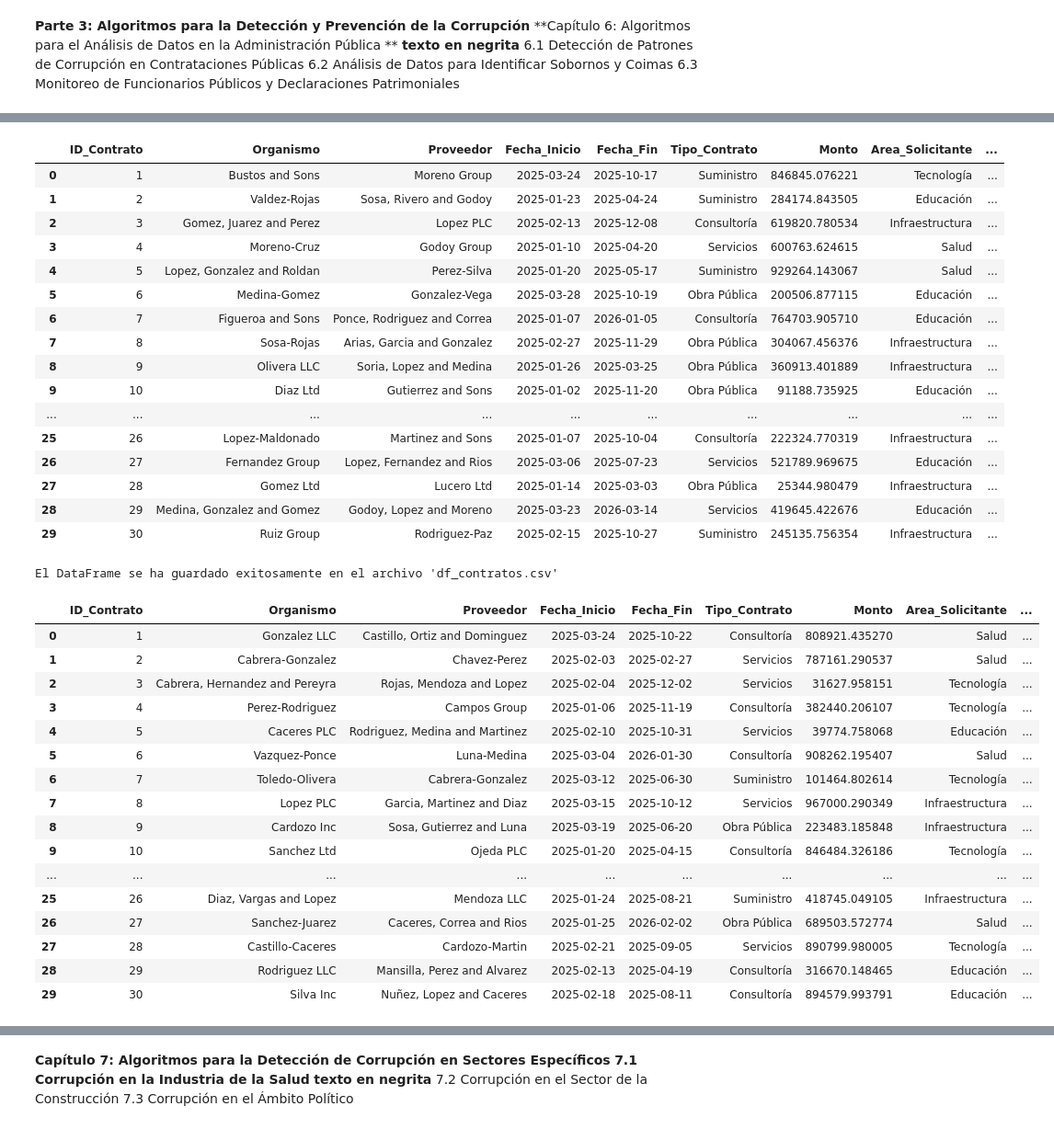
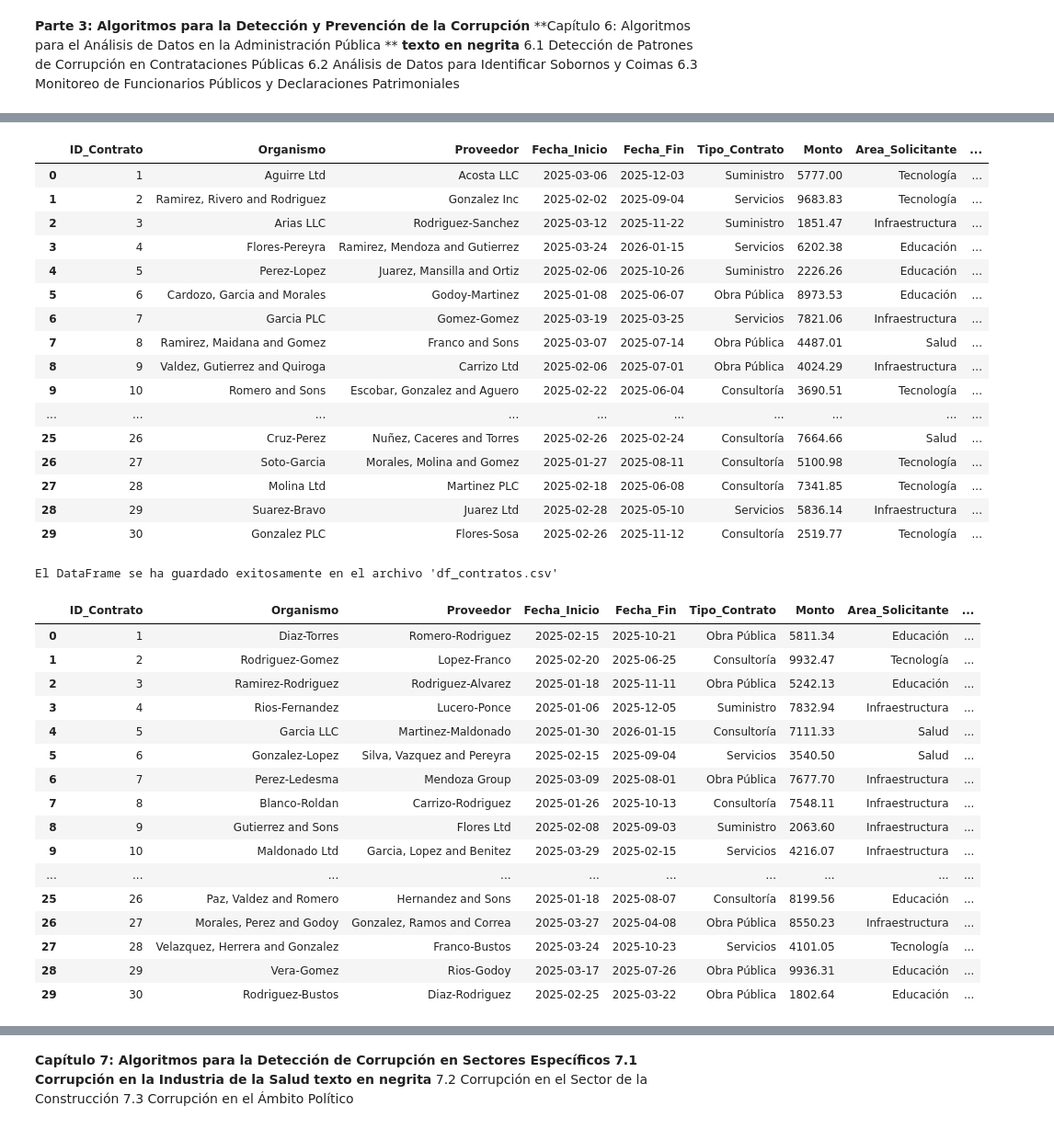
Before and after one commit to Viny2030/Libro_Algoritmos_contra_fraude_corrupcion, a Jupyter notebook: datasetlibro.ipynb, the cells around one changed output, grey strips where cells are left out. Shown at 92% size. Drawn from its saved outputs; the diff is of its cells as text; code cells hidden in the pictures.

```diff
--- a/datasetlibro.ipynb
+++ b/datasetlibro.ipynb
@@ -829,10 +838,18 @@ El DataFrame se ha guardado exitosamente en el archivo 'df_caja.csv'
 # %%
 import random
+import numpy as np
+import pandas as pd
+from  faker import Faker
 
 # 1. Generación de un dataset simulado para contrataciones públicas
 fake = Faker('es_AR')
 
 num_contratos = 30
+# Genera montos aleatorios con dos decimales y en el rango especificado
+montos = np.random.uniform(1000, 10000, num_contratos)  # Rangos ajustados
+
+# Formatea los montos a dos decimales
+montos_formateados = ["{:.2f}".format(monto) for monto in montos]
 data_contratos = {
     'ID_Contrato': range(1, num_contratos + 1),
     'Organismo': [fake.company() for _ in range(num_contratos)],
@@ -840,7 +857,7 @@ data_contratos = {
     'Fecha_Inicio': pd.to_datetime([fake.date_this_year() for _ in range(num_contratos)]),
     'Fecha_Fin': pd.to_datetime([fake.date_this_year() + pd.Timedelta(days=random.randint(30, 365)) for _ in range(num_contratos)]),
     'Tipo_Contrato': [random.choice(['Obra Pública', 'Suministro', 'Servicios', 'Consultoría']) for _ in range(num_contratos)],
-    'Monto': np.random.uniform(10000, 1000000, num_contratos),
+    'Monto': montos_formateados,
     'Area_Solicitante': [random.choice(['Infraestructura', 'Salud', 'Educación', 'Tecnología']) for _ in range(num_contratos)],
     'Proceso_Licitacion': [random.choice(['Pública', 'Privada', 'Directa']) for _ in range(num_contratos)],
     'Es_Sospechoso': np.zeros(num_contratos, dtype=int) # Inicialmente no sospechoso
@@ -849,64 +866,69 @@ df_contratos = pd.DataFrame(data_contratos)
 df_contratos
 # %% [output]
 |  | ID_Contrato | Organismo | Proveedor | Fecha_Inicio | Fecha_Fin | Tipo_Contrato | Monto | Area_Solicitante | ... |
-| 0 | 1 | Bustos and Sons | Moreno Group | 2025-03-24 | 2025-10-17 | Suministro | 846845.076221 | Tecnología | ... |
-| 1 | 2 | Valdez-Rojas | Sosa, Rivero and Godoy | 2025-01-23 | 2025-04-24 | Suministro | 284174.843505 | Educación | ... |
-| 2 | 3 | Gomez, Juarez and Perez | Lopez PLC | 2025-02-13 | 2025-12-08 | Consultoría | 619820.780534 | Infraestructura | ... |
-| 3 | 4 | Moreno-Cruz | Godoy Group | 2025-01-10 | 2025-04-20 | Servicios | 600763.624615 | Salud | ... |
-| 4 | 5 | Lopez, Gonzalez and Roldan | Perez-Silva | 2025-01-20 | 2025-05-17 | Suministro | 929264.143067 | Salud | ... |
-| 5 | 6 | Medina-Gomez | Gonzalez-Vega | 2025-03-28 | 2025-10-19 | Obra Pública | 200506.877115 | Educación | ... |
-| 6 | 7 | Figueroa and Sons | Ponce, Rodriguez and Correa | 2025-01-07 | 2026-01-05 | Consultoría | 764703.905710 | Educación | ... |
-| 7 | 8 | Sosa-Rojas | Arias, Garcia and Gonzalez | 2025-02-27 | 2025-11-29 | Obra Pública | 304067.456376 | Infraestructura | ... |
-| 8 | 9 | Olivera LLC | Soria, Lopez and Medina | 2025-01-26 | 2025-03-25 | Obra Pública | 360913.401889 | Infraestructura | ... |
-| 9 | 10 | Diaz Ltd | Gutierrez and Sons | 2025-01-02 | 2025-11-20 | Obra Pública | 91188.735925 | Educación | ... |
+| 0 | 1 | Aguirre Ltd | Acosta LLC | 2025-03-06 | 2025-12-03 | Suministro | 5777.00 | Tecnología | ... |
+| 1 | 2 | Ramirez, Rivero and Rodriguez | Gonzalez Inc | 2025-02-02 | 2025-09-04 | Servicios | 9683.83 | Tecnología | ... |
+| 2 | 3 | Arias LLC | Rodriguez-Sanchez | 2025-03-12 | 2025-11-22 | Suministro | 1851.47 | Infraestructura | ... |
+| 3 | 4 | Flores-Pereyra | Ramirez, Mendoza and Gutierrez | 2025-03-24 | 2026-01-15 | Servicios | 6202.38 | Educación | ... |
+| 4 | 5 | Perez-Lopez | Juarez, Mansilla and Ortiz | 2025-02-06 | 2025-10-26 | Suministro | 2226.26 | Educación | ... |
+| 5 | 6 | Cardozo, Garcia and Morales | Godoy-Martinez | 2025-01-08 | 2025-06-07 | Obra Pública | 8973.53 | Educación | ... |
+| 6 | 7 | Garcia PLC | Gomez-Gomez | 2025-03-19 | 2025-03-25 | Servicios | 7821.06 | Infraestructura | ... |
+| 7 | 8 | Ramirez, Maidana and Gomez | Franco and Sons | 2025-03-07 | 2025-07-14 | Obra Pública | 4487.01 | Salud | ... |
+| 8 | 9 | Valdez, Gutierrez and Quiroga | Carrizo Ltd | 2025-02-06 | 2025-07-01 | Obra Pública | 4024.29 | Infraestructura | ... |
+| 9 | 10 | Romero and Sons | Escobar, Gonzalez and Aguero | 2025-02-22 | 2025-06-04 | Consultoría | 3690.51 | Tecnología | ... |
 | ... | ... | ... | ... | ... | ... | ... | ... | ... | ... |
-| 25 | 26 | Lopez-Maldonado | Martinez and Sons | 2025-01-07 | 2025-10-04 | Consultoría | 222324.770319 | Infraestructura | ... |
-| 26 | 27 | Fernandez Group | Lopez, Fernandez and Rios | 2025-03-06 | 2025-07-23 | Servicios | 521789.969675 | Educación | ... |
-| 27 | 28 | Gomez Ltd | Lucero Ltd | 2025-01-14 | 2025-03-03 | Obra Pública | 25344.980479 | Infraestructura | ... |
-| 28 | 29 | Medina, Gonzalez and Gomez | Godoy, Lopez and Moreno | 2025-03-23 | 2026-03-14 | Servicios | 419645.422676 | Educación | ... |
-| 29 | 30 | Ruiz Group | Rodriguez-Paz | 2025-02-15 | 2025-10-27 | Suministro | 245135.756354 | Infraestructura | ... |
+| 25 | 26 | Cruz-Perez | Nuñez, Caceres and Torres | 2025-02-26 | 2025-02-24 | Consultoría | 7664.66 | Salud | ... |
+| 26 | 27 | Soto-Garcia | Morales, Molina and Gomez | 2025-01-27 | 2025-08-11 | Consultoría | 5100.98 | Tecnología | ... |
+| 27 | 28 | Molina Ltd | Martinez PLC | 2025-02-18 | 2025-06-08 | Consultoría | 7341.85 | Tecnología | ... |
+| 28 | 29 | Suarez-Bravo | Juarez Ltd | 2025-02-28 | 2025-05-10 | Servicios | 5836.14 | Infraestructura | ... |
+| 29 | 30 | Gonzalez PLC | Flores-Sosa | 2025-02-26 | 2025-11-12 | Consultoría | 2519.77 | Tecnología | ... |
 # %%
 import random
 
 # 1. Generación de un dataset simulado para contrataciones públicas
 fake = Faker('es_AR')
 
 num_contratos = 30
+# Genera montos aleatorios con dos decimales y en el rango especificado
+montos = np.random.uniform(1000, 10000, num_contratos)  # Rangos ajustados
+
+# Formatea los montos a dos decimales
+montos_formateados = ["{:.2f}".format(monto) for monto in montos]
 data_contratos = {
     'ID_Contrato': range(1, num_contratos + 1),
     'Organismo': [fake.company() for _ in range(num_contratos)],
     'Proveedor': [fake.company() for _ in range(num_contratos)],
     'Fecha_Inicio': pd.to_datetime([fake.date_this_year() for _ in range(num_contratos)]),
     'Fecha_Fin': pd.to_datetime([fake.date_this_year() + pd.Timedelta(days=random.randint(30, 365)) for _ in range(num_contratos)]),
     'Tipo_Contrato': [random.choice(['Obra Pública', 'Suministro', 'Servicios', 'Consultoría']) for _ in range(num_contratos)],
-    'Monto': np.random.uniform(10000, 1000000, num_contratos),
+    'Monto': montos_formateados,
     'Area_Solicitante': [random.choice(['Infraestructura', 'Salud', 'Educación', 'Tecnología']) for _ in range(num_contratos)],
     'Proceso_Licitacion': [random.choice(['Pública', 'Privada', 'Directa']) for _ in range(num_contratos)],
     'Es_Sospechoso': np.zeros(num_contratos, dtype=int) # Inicialmente no sospechoso
 }
 df_contratos = pd.DataFrame(data_contratos)
 df_contratos
 nombre_archivo_csv = 'df_contratos.csv'
 df_contratos.to_csv(nombre_archivo_csv, index=False)
 
 print(f"El DataFrame se ha guardado exitosamente en el archivo '{nombre_archivo_csv}'")
 df_contratos
 # %% [output]
 El DataFrame se ha guardado exitosamente en el archivo 'df_contratos.csv'
 |  | ID_Contrato | Organismo | Proveedor | Fecha_Inicio | Fecha_Fin | Tipo_Contrato | Monto | Area_Solicitante | ... |
-| 0 | 1 | Gonzalez LLC | Castillo, Ortiz and Dominguez | 2025-03-24 | 2025-10-22 | Consultoría | 808921.435270 | Salud | ... |
-| 1 | 2 | Cabrera-Gonzalez | Chavez-Perez | 2025-02-03 | 2025-02-27 | Servicios | 787161.290537 | Salud | ... |
-| 2 | 3 | Cabrera, Hernandez and Pereyra | Rojas, Mendoza and Lopez | 2025-02-04 | 2025-12-02 | Servicios | 31627.958151 | Tecnología | ... |
-| 3 | 4 | Perez-Rodriguez | Campos Group | 2025-01-06 | 2025-11-19 | Consultoría | 382440.206107 | Tecnología | ... |
-| 4 | 5 | Caceres PLC | Rodriguez, Medina and Martinez | 2025-02-10 | 2025-10-31 | Servicios | 39774.758068 | Educación | ... |
-| 5 | 6 | Vazquez-Ponce | Luna-Medina | 2025-03-04 | 2026-01-30 | Consultoría | 908262.195407 | Salud | ... |
-| 6 | 7 | Toledo-Olivera | Cabrera-Gonzalez | 2025-03-12 | 2025-06-30 | Suministro | 101464.802614 | Tecnología | ... |
-| 7 | 8 | Lopez PLC | Garcia, Martinez and Diaz | 2025-03-15 | 2025-10-12 | Servicios | 967000.290349 | Infraestructura | ... |
-| 8 | 9 | Cardozo Inc | Sosa, Gutierrez and Luna | 2025-03-19 | 2025-06-20 | Obra Pública | 223483.185848 | Infraestructura | ... |
-| 9 | 10 | Sanchez Ltd | Ojeda PLC | 2025-01-20 | 2025-04-15 | Consultoría | 846484.326186 | Tecnología | ... |
+| 0 | 1 | Diaz-Torres | Romero-Rodriguez | 2025-02-15 | 2025-10-21 | Obra Pública | 5811.34 | Educación | ... |
+| 1 | 2 | Rodriguez-Gomez | Lopez-Franco | 2025-02-20 | 2025-06-25 | Consultoría | 9932.47 | Tecnología | ... |
+| 2 | 3 | Ramirez-Rodriguez | Rodriguez-Alvarez | 2025-01-18 | 2025-11-11 | Obra Pública | 5242.13 | Educación | ... |
+| 3 | 4 | Rios-Fernandez | Lucero-Ponce | 2025-01-06 | 2025-12-05 | Suministro | 7832.94 | Infraestructura | ... |
+| 4 | 5 | Garcia LLC | Martinez-Maldonado | 2025-01-30 | 2026-01-15 | Consultoría | 7111.33 | Salud | ... |
+| 5 | 6 | Gonzalez-Lopez | Silva, Vazquez and Pereyra | 2025-02-15 | 2025-09-04 | Servicios | 3540.50 | Salud | ... |
+| 6 | 7 | Perez-Ledesma | Mendoza Group | 2025-03-09 | 2025-08-01 | Obra Pública | 7677.70 | Infraestructura | ... |
+| 7 | 8 | Blanco-Roldan | Carrizo-Rodriguez | 2025-01-26 | 2025-10-13 | Consultoría | 7548.11 | Infraestructura | ... |
+| 8 | 9 | Gutierrez and Sons | Flores Ltd | 2025-02-08 | 2025-09-03 | Suministro | 2063.60 | Infraestructura | ... |
+| 9 | 10 | Maldonado Ltd | Garcia, Lopez and Benitez | 2025-03-29 | 2025-02-15 | Servicios | 4216.07 | Infraestructura | ... |
 | ... | ... | ... | ... | ... | ... | ... | ... | ... | ... |
-| 25 | 26 | Diaz, Vargas and Lopez | Mendoza LLC | 2025-01-24 | 2025-08-21 | Suministro | 418745.049105 | Infraestructura | ... |
-| 26 | 27 | Sanchez-Juarez | Caceres, Correa and Rios | 2025-01-25 | 2026-02-02 | Obra Pública | 689503.572774 | Salud | ... |
-| 27 | 28 | Castillo-Caceres | Cardozo-Martin | 2025-02-21 | 2025-09-05 | Servicios | 890799.980005 | Tecnología | ... |
-| 28 | 29 | Rodriguez LLC | Mansilla, Perez and Alvarez | 2025-02-13 | 2025-04-19 | Consultoría | 316670.148465 | Educación | ... |
-| 29 | 30 | Silva Inc | Nuñez, Lopez and Caceres | 2025-02-18 | 2025-08-11 | Consultoría | 894579.993791 | Educación | ... |
+| 25 | 26 | Paz, Valdez and Romero | Hernandez and Sons | 2025-01-18 | 2025-08-07 | Consultoría | 8199.56 | Educación | ... |
+| 26 | 27 | Morales, Perez and Godoy | Gonzalez, Ramos and Correa | 2025-03-27 | 2025-04-08 | Obra Pública | 8550.23 | Infraestructura | ... |
+| 27 | 28 | Velazquez, Herrera and Gonzalez | Franco-Bustos | 2025-03-24 | 2025-10-23 | Servicios | 4101.05 | Tecnología | ... |
+| 28 | 29 | Vera-Gomez | Rios-Godoy | 2025-03-17 | 2025-07-26 | Obra Pública | 9936.31 | Educación | ... |
+| 29 | 30 | Rodriguez-Bustos | Diaz-Rodriguez | 2025-02-25 | 2025-03-22 | Obra Pública | 1802.64 | Educación | ... |
```
Also changed, not shown: parts of 17 cells of this notebook.
